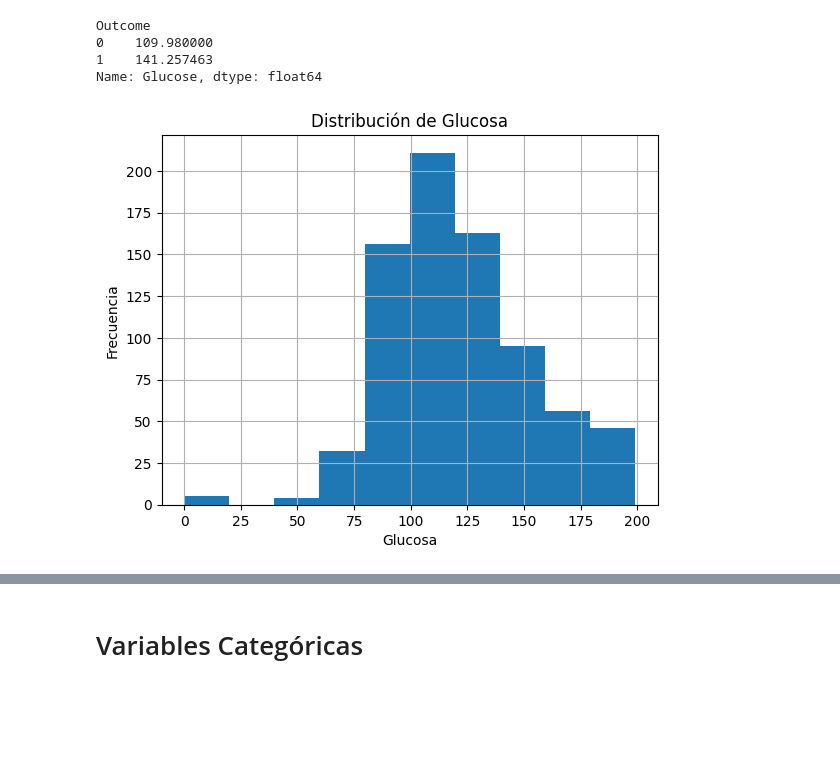
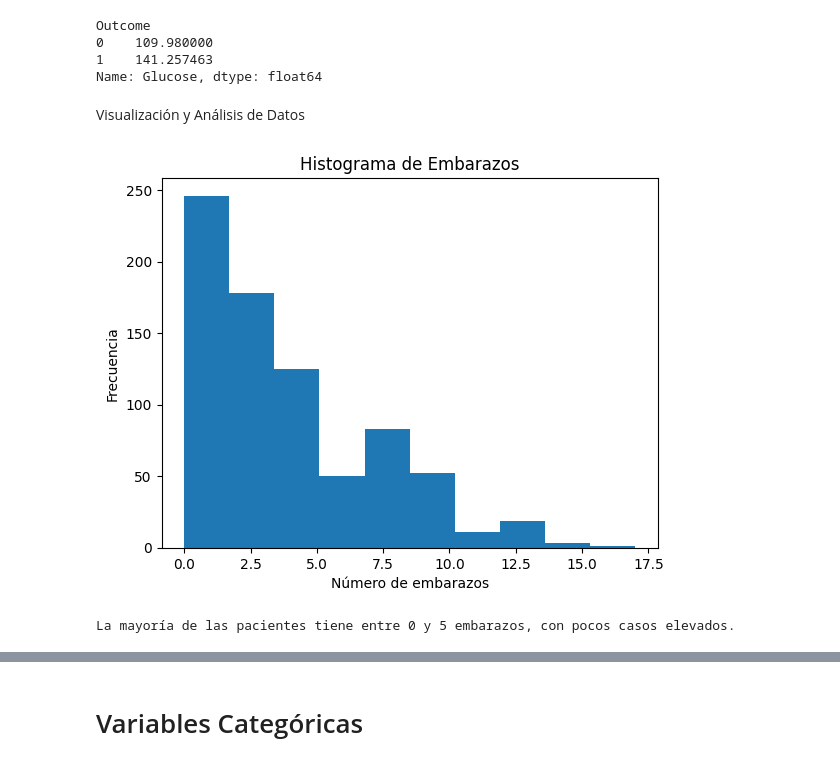
Before and after one commit to Zyllaas/GitLabA01230894, a Jupyter notebook: Lectura_datos_Jorge.ipynb, the cells around one changed output, grey strips where cells are left out. Drawn from its saved outputs; the diff is of its cells as text; code cells hidden in the pictures; blank space fills up the shorter version.

```diff
--- a/Lectura_datos_Jorge.ipynb
+++ b/Lectura_datos_Jorge.ipynb
@@ -36,6 +36,7 @@ home.dest Home/Destination
 # %%
 #lee archivo csv
 df = pd.read_csv('diabetes.csv')
+diabetes = pd.read_csv("diabetes.csv")
 # %%
 #Usa función shape para revisar el total de renglones y columnas
 df.shape
@@ -230,13 +231,17 @@ Outcome
 0    109.980000
 1    141.257463
 Name: Glucose, dtype: float64
+# %% [markdown]
+Visualización y Análisis de Datos
 # %%
 import matplotlib.pyplot as plt
 
-diabetes['Glucose'].hist()
-plt.title("Distribución de Glucosa")
-plt.xlabel("Glucosa")
+plt.hist(diabetes['Pregnancies'], bins=10)
+plt.title("Histograma de Embarazos")
+plt.xlabel("Número de embarazos")
 plt.ylabel("Frecuencia")
 plt.show()
+print ("La mayoría de las pacientes tiene entre 0 y 5 embarazos, con pocos casos elevados.")
 # %% [output]
-[figure, old version]
+[figure, new version]
+La mayoría de las pacientes tiene entre 0 y 5 embarazos, con pocos casos elevados.
```
Also changed, not shown: parts of 12 cells of this notebook.
